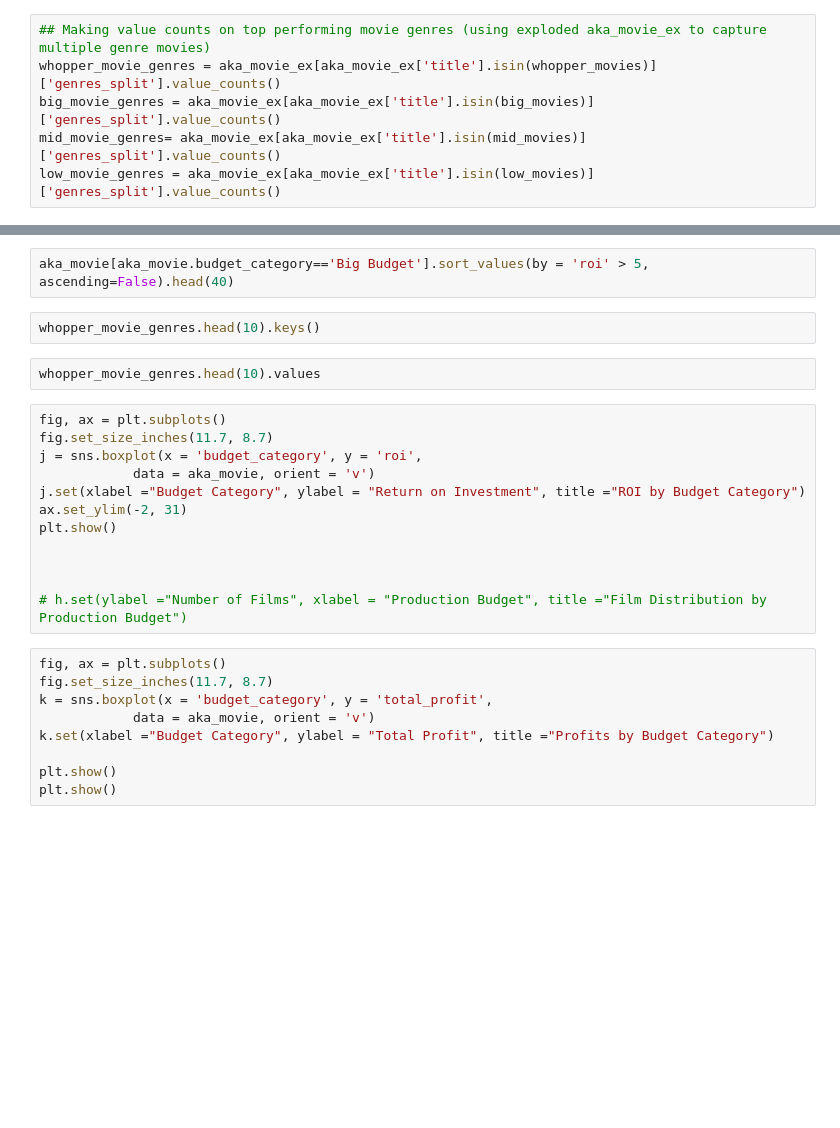
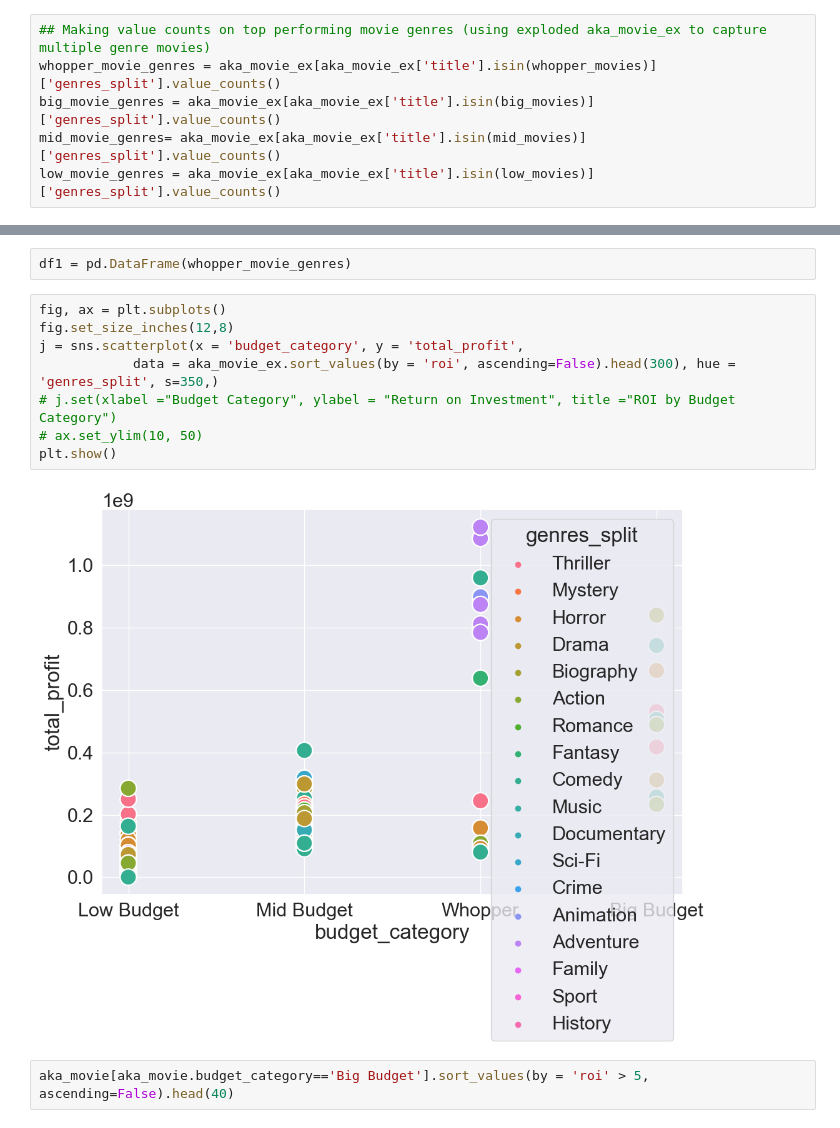
Before and after one commit to tbassils/Microsoft_Movie_Data_Analysis, a Jupyter notebook: Forrest/Final_Submission.ipynb, the cells around one changed output, grey strips where cells are left out. Saved outputs shown, nothing was run; the diff lists cells and outputs as text; blank space fills up the shorter version.

```diff
--- a/Forrest/Final_Submission.ipynb
+++ b/Forrest/Final_Submission.ipynb
@@ -366,27 +324,14 @@ df1
+# %%
+df1 = pd.DataFrame(whopper_movie_genres)
+# %%
+fig, ax = plt.subplots()
+fig.set_size_inches(12,8)
+j = sns.scatterplot(x = 'budget_category', y = 'total_profit',
+            data = aka_movie_ex.sort_values(by = 'roi', ascending=False).head(300), hue = 'genres_split', s=350,)
+# j.set(xlabel ="Budget Category", ylabel = "Return on Investment", title ="ROI by Budget Category")
+# ax.set_ylim(10, 50)
+plt.show()
+# %% [output]
+[figure, added]
 # %%
 aka_movie[aka_movie.budget_category=='Big Budget'].sort_values(by = 'roi' > 5, ascending=False).head(40)
-# %%
-whopper_movie_genres.head(10).keys()
-# %%
-whopper_movie_genres.head(10).values
-# %%
-fig, ax = plt.subplots()
-fig.set_size_inches(11.7, 8.7)
-j = sns.boxplot(x = 'budget_category', y = 'roi',
-            data = aka_movie, orient = 'v')
-j.set(xlabel ="Budget Category", ylabel = "Return on Investment", title ="ROI by Budget Category")
-ax.set_ylim(-2, 31)
-plt.show()
-
-
-
-# h.set(ylabel ="Number of Films", xlabel = "Production Budget", title ="Film Distribution by Production Budget")
-# %%
-fig, ax = plt.subplots()
-fig.set_size_inches(11.7, 8.7)
-k = sns.boxplot(x = 'budget_category', y = 'total_profit',
-            data = aka_movie, orient = 'v')
-k.set(xlabel ="Budget Category", ylabel = "Total Profit", title ="Profits by Budget Category")
-
-plt.show()
-plt.show()
```
Also changed, not shown: parts of 23 cells of this notebook.
